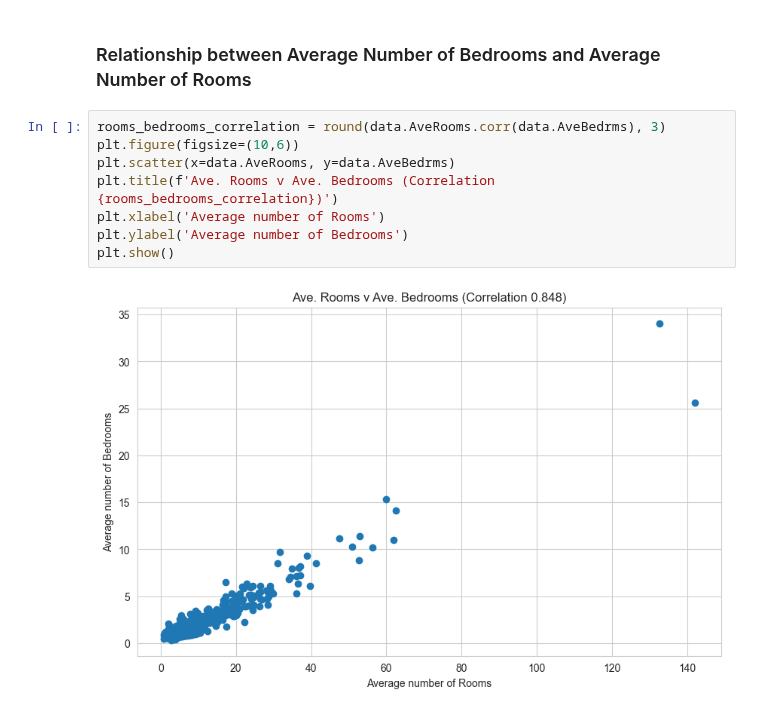
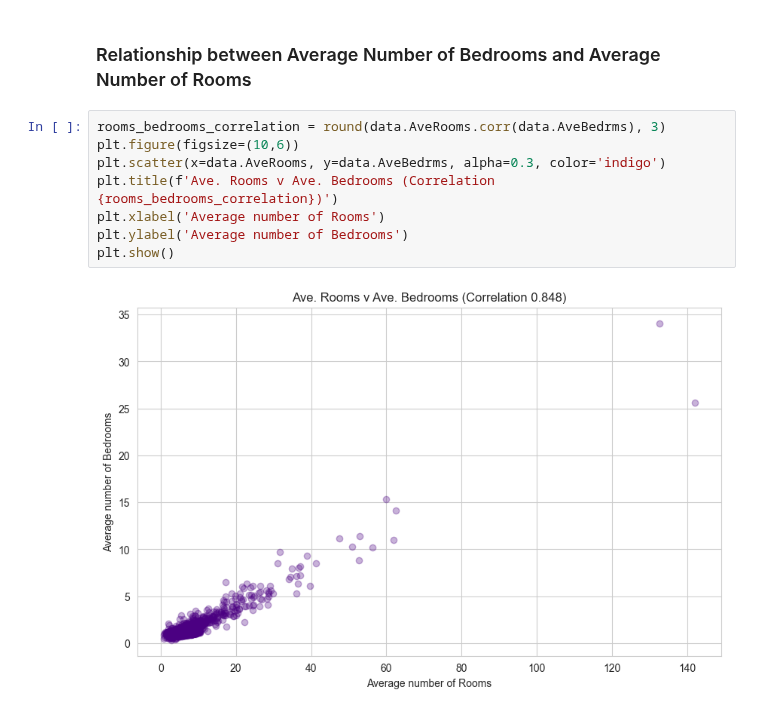
Before and after one commit to srofe/MLBootcamp, a Jupyter notebook: 04-MultivariateLinearRegression/MultivariateRegression-Correlation.ipynb, the cells around one changed output. Saved outputs shown, nothing was run; the diff lists cells and outputs as text.

```diff
--- a/04-MultivariateLinearRegression/MultivariateRegression-Correlation.ipynb
+++ b/04-MultivariateLinearRegression/MultivariateRegression-Correlation.ipynb
@@ -87,10 +87,10 @@ Note:
 # %%
 rooms_bedrooms_correlation = round(data.AveRooms.corr(data.AveBedrms), 3)
 plt.figure(figsize=(10,6))
-plt.scatter(x=data.AveRooms, y=data.AveBedrms)
+plt.scatter(x=data.AveRooms, y=data.AveBedrms, alpha=0.3, color='indigo')
 plt.title(f'Ave. Rooms v Ave. Bedrooms (Correlation {rooms_bedrooms_correlation})')
 plt.xlabel('Average number of Rooms')
 plt.ylabel('Average number of Bedrooms')
 plt.show()
 # %% [output]
-[figure, old version]
+[figure, new version]
```
Also changed, not shown: parts of 1 cell of this notebook.
